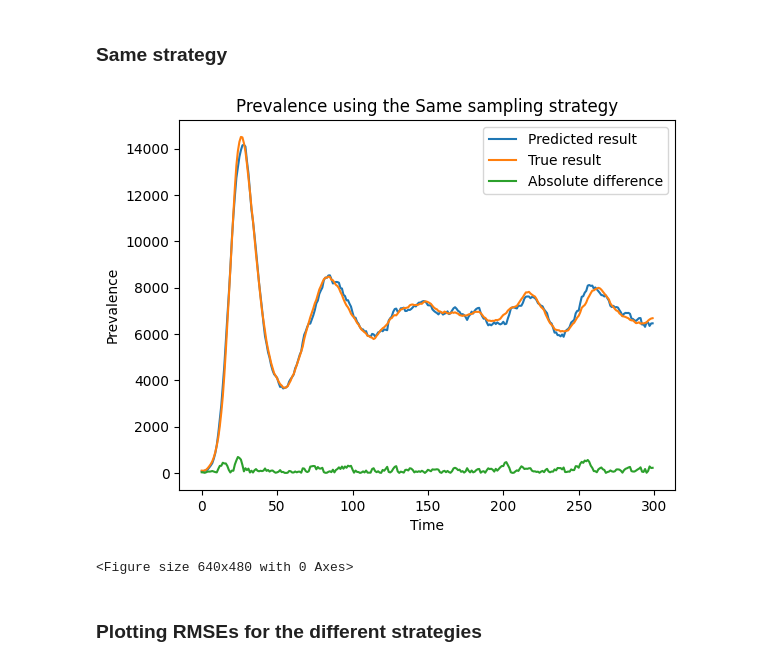
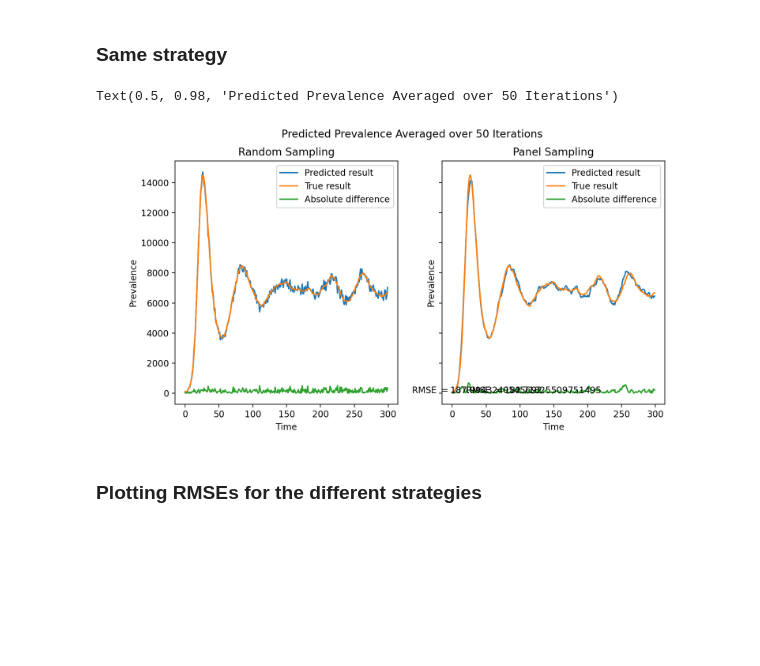
Before and after one commit to SABS-R3-Epidemiology/EpiOS, a Jupyter notebook: gibraltar_replacement_example/sampling.ipynb, the cells around one changed output. Saved outputs shown, nothing was run; the diff lists cells and outputs as text; code cells hidden in the pictures; blank space fills up the shorter version.

```diff
--- a/gibraltar_replacement_example/sampling.ipynb
+++ b/gibraltar_replacement_example/sampling.ipynb
@@ -213,14 +293,16 @@ legend = {"Predicted result": mean_same_array, "True result": true,
           "Absolute difference": np.abs(mean_same_array - true)}
 
 for label in legend.keys():
-    plt.plot(times, legend[label], label=label)
-plt.xlabel("Time")
-plt.ylabel("Prevalence")
-plt.legend()
-plt.title("Prevalence using the Same sampling strategy")
-plt.savefig("sampling/random_strategy/comparison.png")
-plt.show()
-plt.clf()
+    ax2.plot(times, legend[label], label=label)
+ax2.set_xlabel("Time")
+ax2.set_ylabel("Prevalence")
+ax2.legend()
+ax2.set_title("Panel Sampling")
+# ax2.savefig("sampling/random_strategy/comparison.png")
+fig.suptitle("Predicted Prevalence Averaged over 50 Iterations")
 # %% [output]
-[figure, removed]
-<Figure size 640x480 with 0 Axes>
+Text(0.5, 0.98, 'Predicted Prevalence Averaged over 50 Iterations')
+# %%
+fig
+# %% [output]
+[figure, added]
```
Also changed, not shown: parts of 20 cells of this notebook.
